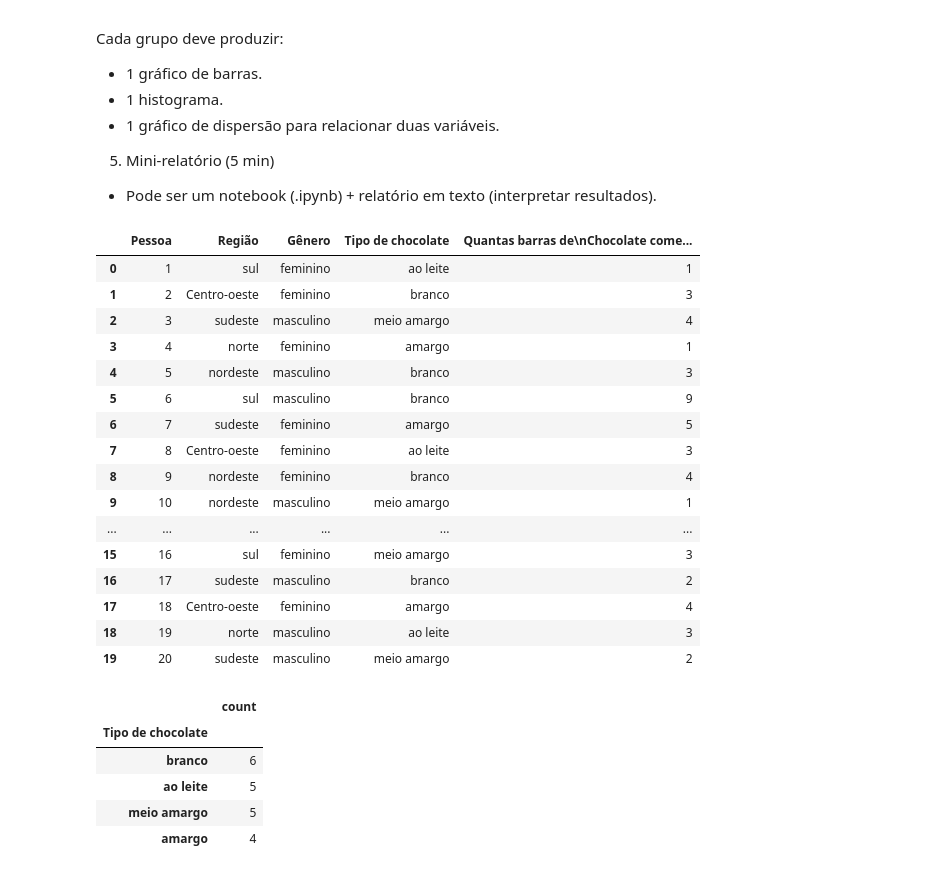
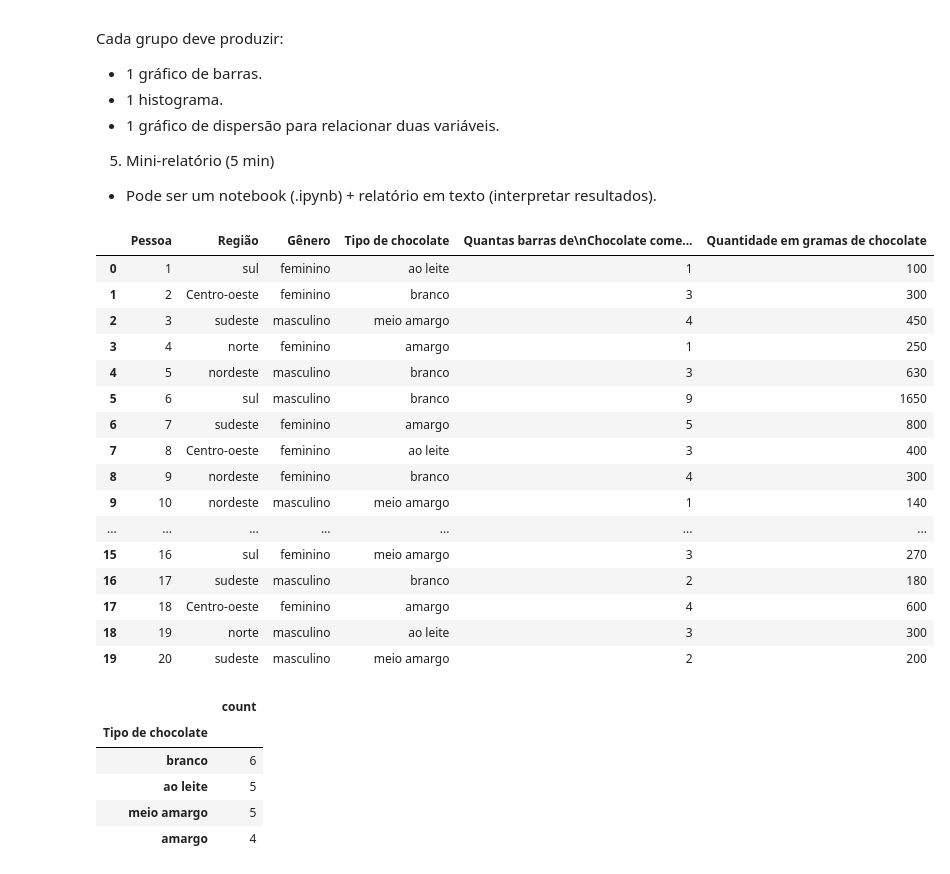
Before and after one commit to juliacporto-creator/Estatistica-, a Jupyter notebook: tarefa03.ipynb, the cells around one changed output. Cells and saved outputs as stored; diff of their text form; code cells hidden in the pictures.

```diff
--- a/tarefa03.ipynb
+++ b/tarefa03.ipynb
@@ -48,29 +48,29 @@ Cada grupo deve produzir:
 # %%
 import pandas as pd
 
 # Read the Excel file into a pandas DataFrame
-df_chocolate = pd.read_excel('/content/dados chocolate ideal.xlsx')
+df_chocolate = pd.read_excel('/content/dados chocolate ideal(1).xlsx')
 
 # Display the first 5 rows of the DataFrame
 display(df_chocolate)
 # %% [output]
-|  | Pessoa | Região | Gênero | Tipo de chocolate | Quantas barras de\nChocolate come... |
-| 0 | 1 | sul | feminino | ao leite | 1 |
-| 1 | 2 | Centro-oeste | feminino | branco | 3 |
-| 2 | 3 | sudeste | masculino | meio amargo | 4 |
-| 3 | 4 | norte | feminino | amargo | 1 |
-| 4 | 5 | nordeste | masculino | branco | 3 |
-| 5 | 6 | sul | masculino | branco | 9 |
-| 6 | 7 | sudeste | feminino | amargo | 5 |
-| 7 | 8 | Centro-oeste | feminino | ao leite | 3 |
-| 8 | 9 | nordeste | feminino | branco | 4 |
-| 9 | 10 | nordeste | masculino | meio amargo | 1 |
-| ... | ... | ... | ... | ... | ... |
-| 15 | 16 | sul | feminino | meio amargo | 3 |
-| 16 | 17 | sudeste | masculino | branco | 2 |
-| 17 | 18 | Centro-oeste | feminino | amargo | 4 |
-| 18 | 19 | norte | masculino | ao leite | 3 |
-| 19 | 20 | sudeste | masculino | meio amargo | 2 |
+|  | Pessoa | Região | Gênero | Tipo de chocolate | Quantas barras de\nChocolate come... | Quantidade em gramas de chocolate |
+| 0 | 1 | sul | feminino | ao leite | 1 | 100 |
+| 1 | 2 | Centro-oeste | feminino | branco | 3 | 300 |
+| 2 | 3 | sudeste | masculino | meio amargo | 4 | 450 |
+| 3 | 4 | norte | feminino | amargo | 1 | 250 |
+| 4 | 5 | nordeste | masculino | branco | 3 | 630 |
+| 5 | 6 | sul | masculino | branco | 9 | 1650 |
+| 6 | 7 | sudeste | feminino | amargo | 5 | 800 |
+| 7 | 8 | Centro-oeste | feminino | ao leite | 3 | 400 |
+| 8 | 9 | nordeste | feminino | branco | 4 | 300 |
+| 9 | 10 | nordeste | masculino | meio amargo | 1 | 140 |
+| ... | ... | ... | ... | ... | ... | ... |
+| 15 | 16 | sul | feminino | meio amargo | 3 | 270 |
+| 16 | 17 | sudeste | masculino | branco | 2 | 180 |
+| 17 | 18 | Centro-oeste | feminino | amargo | 4 | 600 |
+| 18 | 19 | norte | masculino | ao leite | 3 | 300 |
+| 19 | 20 | sudeste | masculino | meio amargo | 2 | 200 |
 # %%
 # Calculate the simple frequency for 'Tipo de chocolate'
 frequency_table = df_chocolate['Tipo de chocolate'].value_counts()
```
Also changed, not shown: parts of 2 cells of this notebook.
